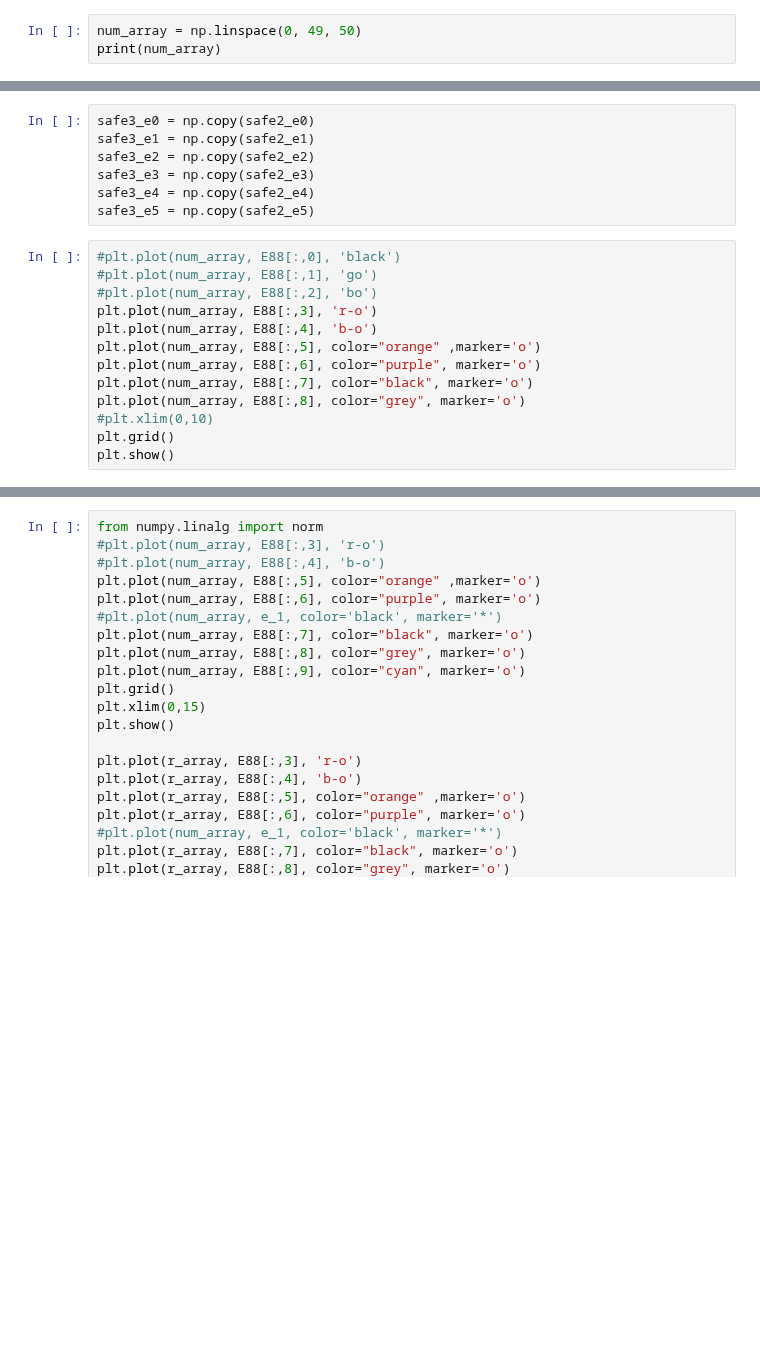
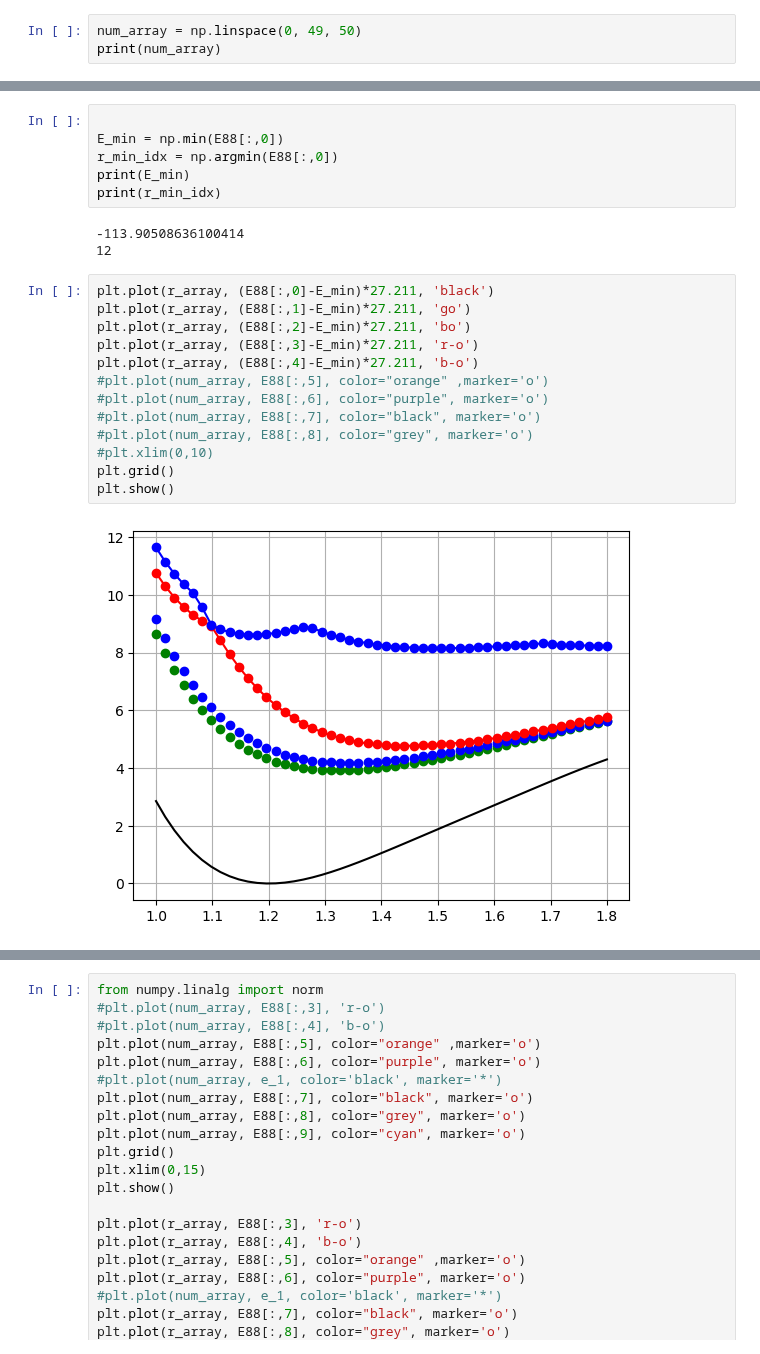
Before and after one commit to boss-bee/data_repository, a Jupyter notebook: Mapol/formaldehyde/Formaldehyde_reader.ipynb, the cells around one changed output, grey strips where cells are left out. Saved outputs shown, nothing was run; the diff lists cells and outputs as text; blank space fills up the shorter version.

```diff
--- a/Mapol/formaldehyde/Formaldehyde_reader.ipynb
+++ b/Mapol/formaldehyde/Formaldehyde_reader.ipynb
@@ -30,21 +38,25 @@ safe2_e5 = np.copy(safe1_e5)
 # %%
-safe3_e0 = np.copy(safe2_e0)
-safe3_e1 = np.copy(safe2_e1)
-safe3_e2 = np.copy(safe2_e2)
-safe3_e3 = np.copy(safe2_e3)
-safe3_e4 = np.copy(safe2_e4)
-safe3_e5 = np.copy(safe2_e5)
+
+E_min = np.min(E88[:,0])
+r_min_idx = np.argmin(E88[:,0])
+print(E_min)
+print(r_min_idx)
+# %% [output]
+-113.90508636100414
+12
 # %%
-#plt.plot(num_array, E88[:,0], 'black')
-#plt.plot(num_array, E88[:,1], 'go')
-#plt.plot(num_array, E88[:,2], 'bo')
-plt.plot(num_array, E88[:,3], 'r-o')
-plt.plot(num_array, E88[:,4], 'b-o')
-plt.plot(num_array, E88[:,5], color="orange" ,marker='o')
-plt.plot(num_array, E88[:,6], color="purple", marker='o')
-plt.plot(num_array, E88[:,7], color="black", marker='o')
-plt.plot(num_array, E88[:,8], color="grey", marker='o')
+plt.plot(r_array, (E88[:,0]-E_min)*27.211, 'black')
+plt.plot(r_array, (E88[:,1]-E_min)*27.211, 'go')
+plt.plot(r_array, (E88[:,2]-E_min)*27.211, 'bo')
+plt.plot(r_array, (E88[:,3]-E_min)*27.211, 'r-o')
+plt.plot(r_array, (E88[:,4]-E_min)*27.211, 'b-o')
+#plt.plot(num_array, E88[:,5], color="orange" ,marker='o')
+#plt.plot(num_array, E88[:,6], color="purple", marker='o')
+#plt.plot(num_array, E88[:,7], color="black", marker='o')
+#plt.plot(num_array, E88[:,8], color="grey", marker='o')
 #plt.xlim(0,10)
 plt.grid()
 plt.show()
+# %% [output]
+[figure, added]
 # %%
```
Also changed, not shown: parts of 5 cells of this notebook, 2 other files.
